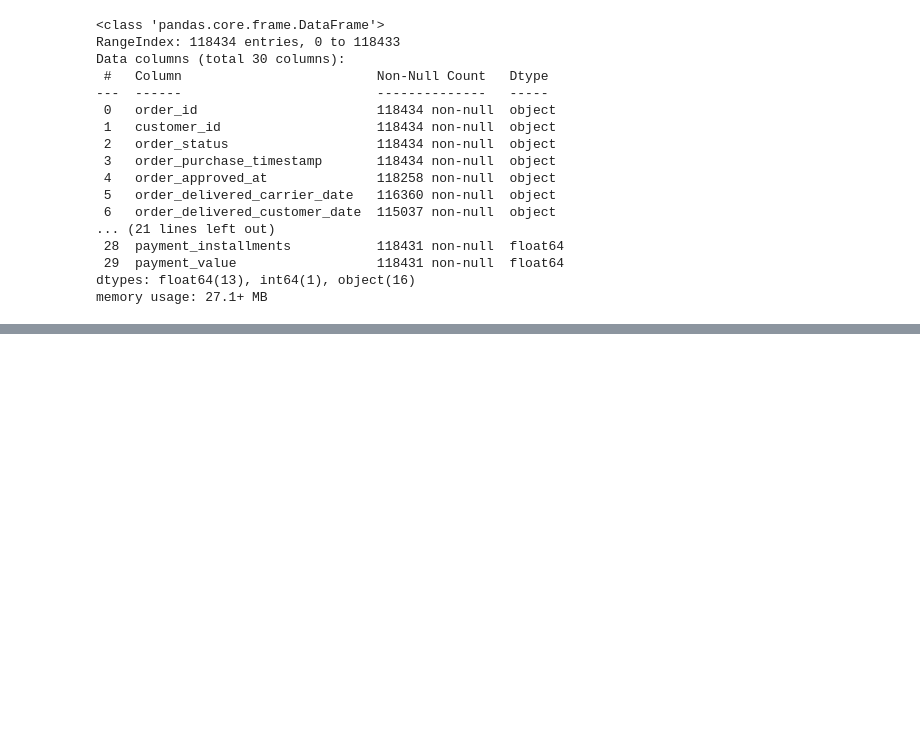
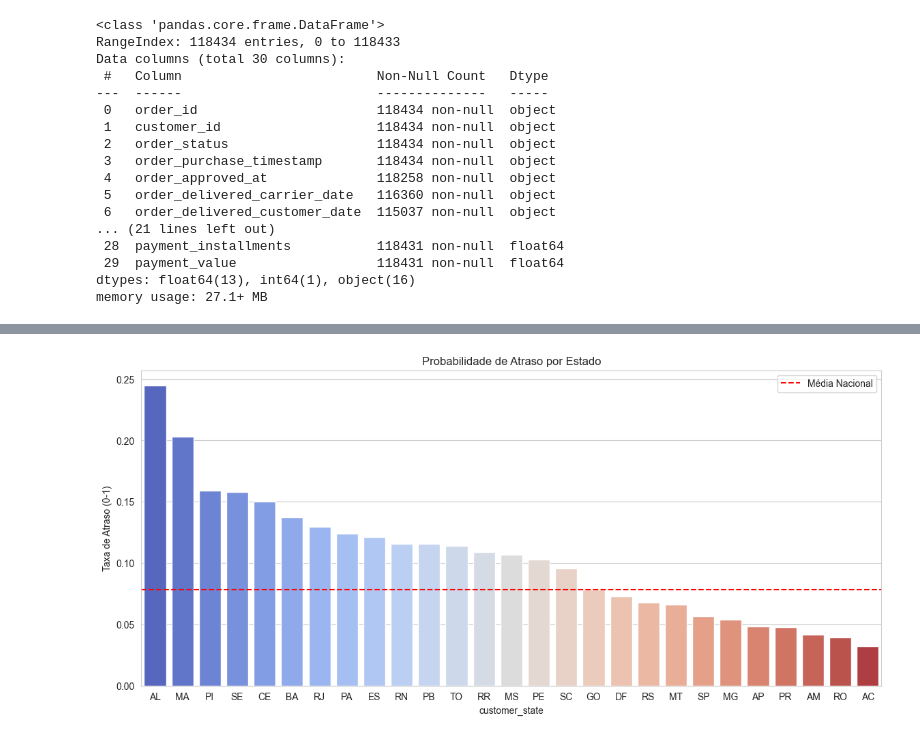
Before and after one commit to Radsfer/ia-trabalho-2025-2, a Jupyter notebook: notebooks/EDA.ipynb, the cells around one changed output, grey strips where cells are left out. Saved outputs shown, nothing was run; the diff lists cells and outputs as text; code cells hidden in the pictures; blank space fills up the shorter version.

```diff
--- a/notebooks/EDA.ipynb
+++ b/notebooks/EDA.ipynb
@@ -97,0 +146,16 @@ memory usage: 27.1+ MB
+# %%
+# Calcular taxa de atraso média por estado
+state_delay = df_clean.groupby('customer_state')['is_late'].mean().sort_values(ascending=False).reset_index()
+
+plt.figure(figsize=(14, 6))
+
+# CORREÇÃO AQUI: Adicionado hue='customer_state' e legend=False
+sns.barplot(x='customer_state', y='is_late', data=state_delay, hue='customer_state', palette='coolwarm', legend=False)
+
+plt.axhline(y=df_clean['is_late'].mean(), color='r', linestyle='--', label='Média Nacional')
+plt.title('Probabilidade de Atraso por Estado')
+plt.ylabel('Taxa de Atraso (0-1)')
+plt.legend()
+plt.show()
+# %% [output]
+[figure, added]
```
Also changed, not shown: parts of 13 cells of this notebook, 13 other files.
